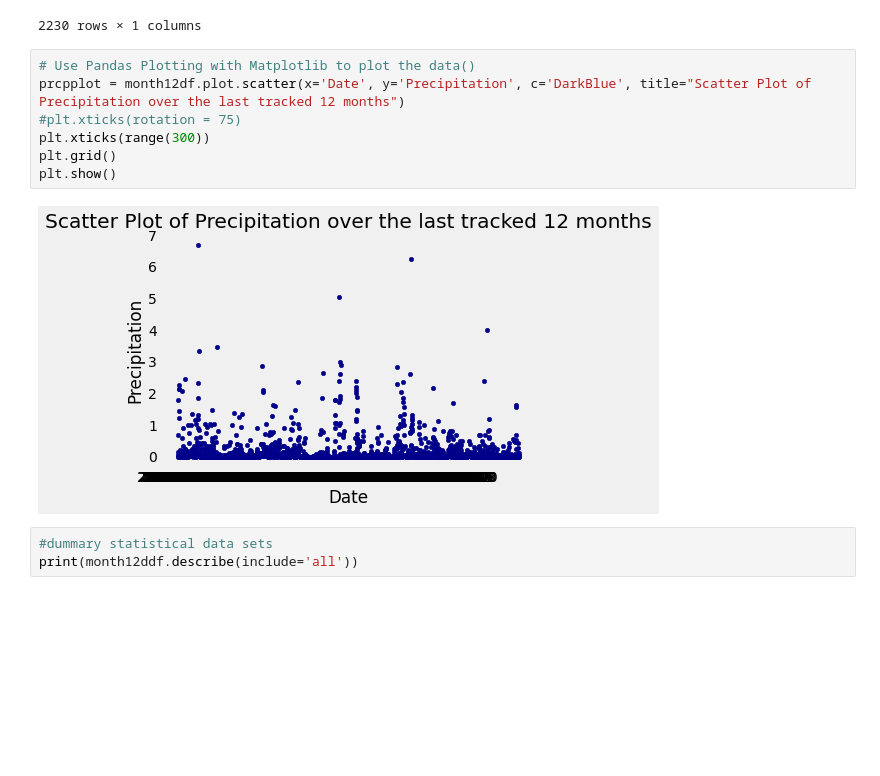
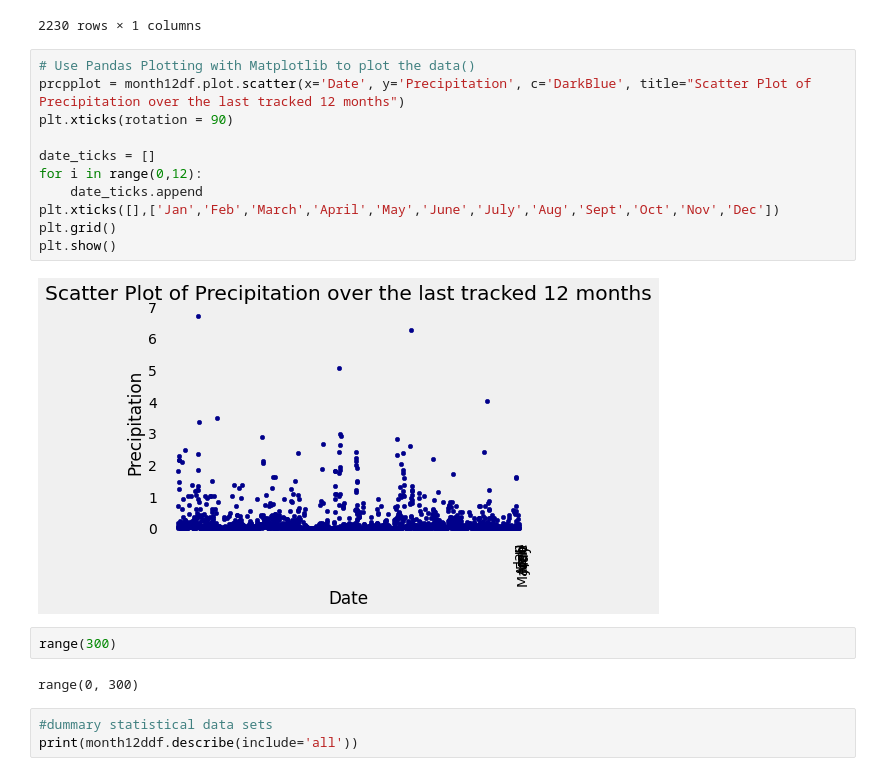
Before and after one commit to DarianR4/sqlalchemy_challenge, a Jupyter notebook: climate_starter.ipynb, the cells around one changed output. Drawn from its saved outputs; the diff is of its cells as text; blank space fills up the shorter version.

```diff
--- a/climate_starter.ipynb
+++ b/climate_starter.ipynb
@@ -131,12 +131,20 @@ month12ddf.sort_values(by='Date')
 # %%
 # Use Pandas Plotting with Matplotlib to plot the data()
 prcpplot = month12df.plot.scatter(x='Date', y='Precipitation', c='DarkBlue', title="Scatter Plot of Precipitation over the last tracked 12 months")
-#plt.xticks(rotation = 75)
-plt.xticks(range(300))
+plt.xticks(rotation = 90)
+
+date_ticks = []
+for i in range(0,12):
+    date_ticks.append
+plt.xticks([],['Jan','Feb','March','April','May','June','July','Aug','Sept','Oct','Nov','Dec'])
 plt.grid()
 plt.show()
 # %% [output]
-[figure, old version]
+[figure, new version]
+# %%
+range(300)
+# %% [output]
+range(0, 300)
 # %%
 #dummary statistical data sets
 print(month12ddf.describe(include='all'))
```
Also changed, not shown: parts of 2 cells of this notebook, 1 other file.
